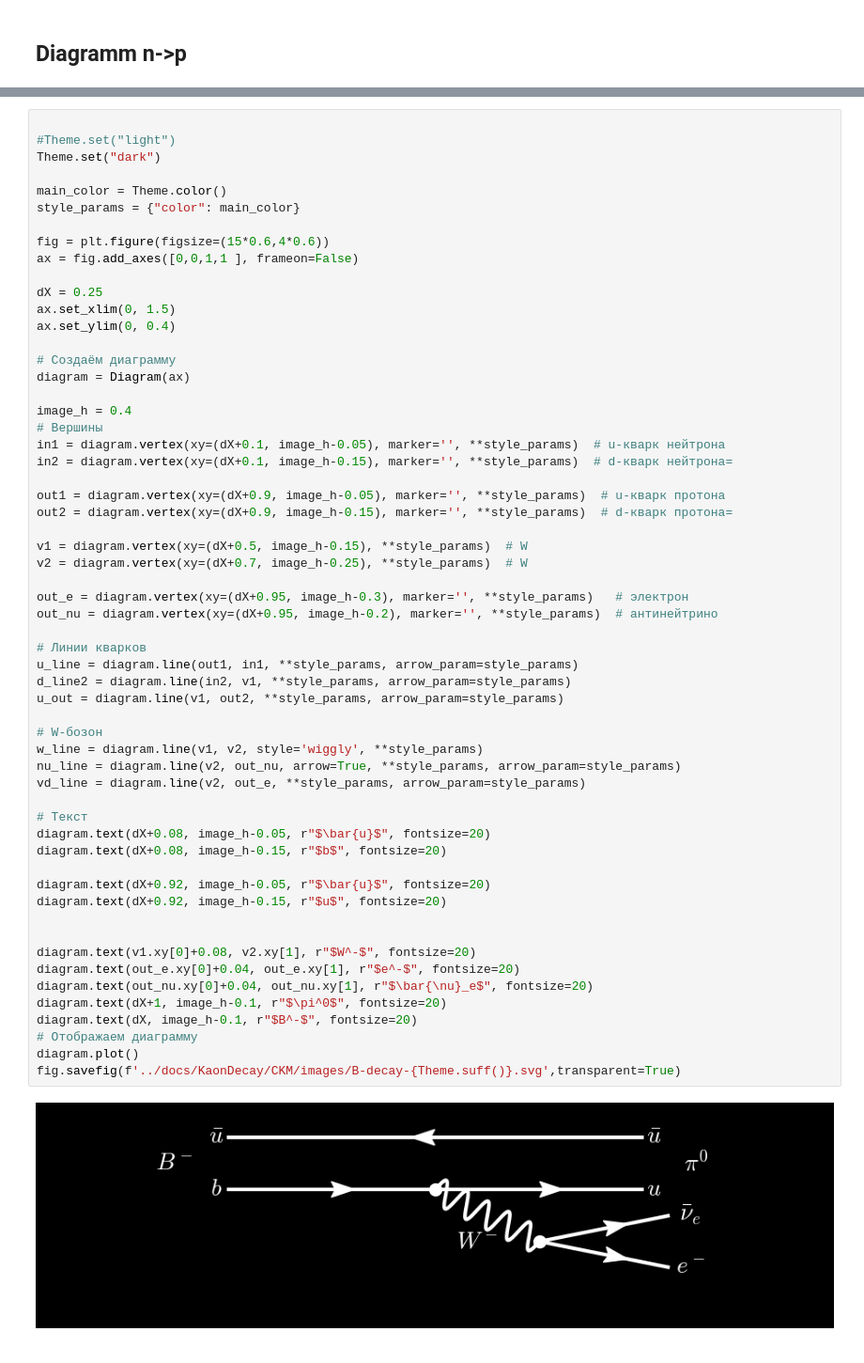
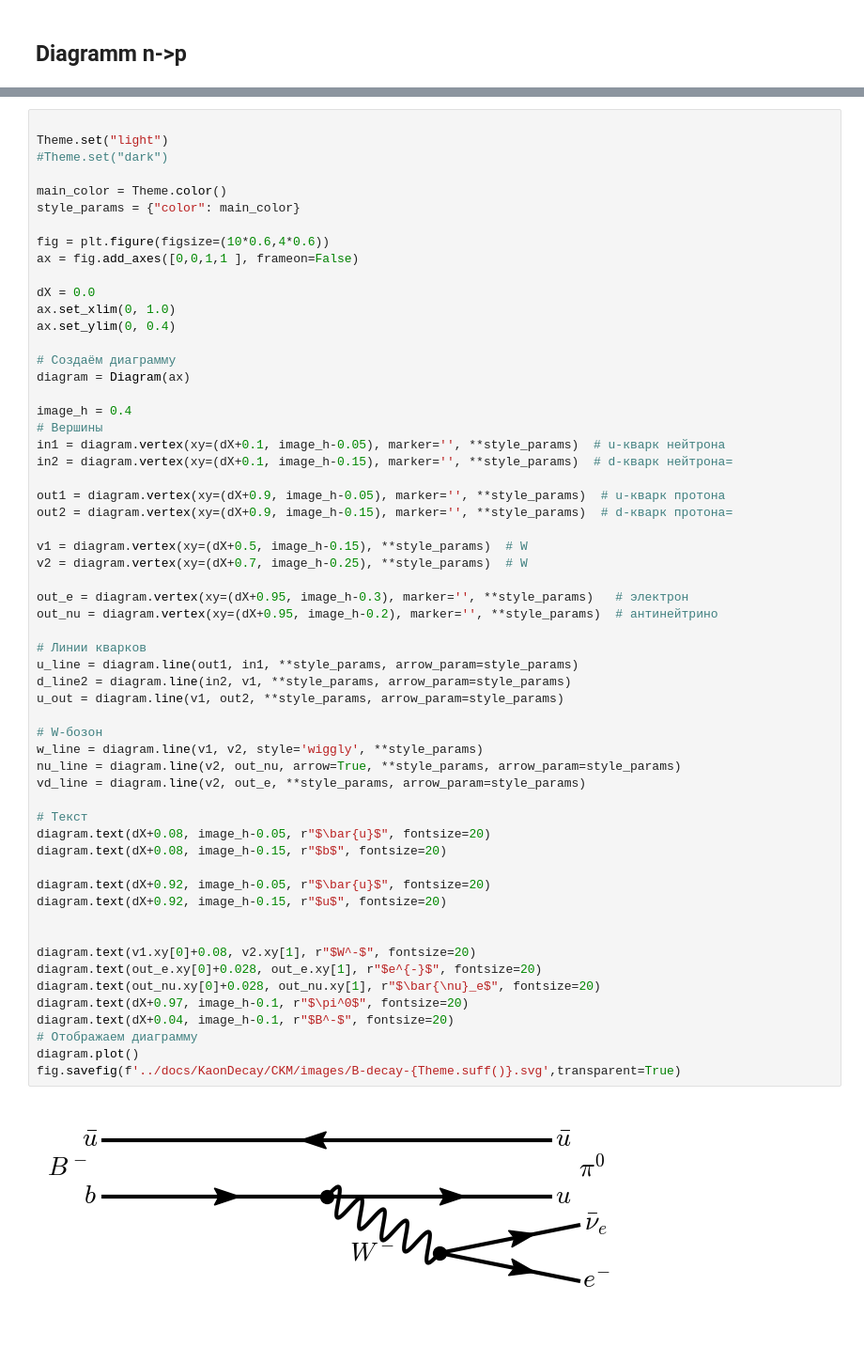
Before and after one commit to PhysCourse/Phenomenology, a Jupyter notebook: plots_with_python/plots_part2.ipynb, the cells around one changed output, grey strips where cells are left out. Shown at 94% size. Cells and saved outputs as stored; diff of their text form.

```diff
--- a/plots_with_python/plots_part2.ipynb
+++ b/plots_with_python/plots_part2.ipynb
@@ -149,16 +149,16 @@ fig.savefig(f'../docs/KaonDecay/CKM/images/n-decay-{Theme.suff()}.svg',transpare
 # %%
 
-#Theme.set("light")
-Theme.set("dark")
+Theme.set("light")
+#Theme.set("dark")
 
 main_color = Theme.color()
 style_params = {"color": main_color}
 
-fig = plt.figure(figsize=(15*0.6,4*0.6))
+fig = plt.figure(figsize=(10*0.6,4*0.6))
 ax = fig.add_axes([0,0,1,1 ], frameon=False)
 
-dX = 0.25
-ax.set_xlim(0, 1.5)
+dX = 0.0
+ax.set_xlim(0, 1.0)
 ax.set_ylim(0, 0.4)
 
 # Создаём диаграмму
@@ -174,38 +174,38 @@ out2 = diagram.vertex(xy=(dX+0.9, image_h-0.15), marker='', **style_params)  # d
 
 v1 = diagram.vertex(xy=(dX+0.5, image_h-0.15), **style_params)  # W
 v2 = diagram.vertex(xy=(dX+0.7, image_h-0.25), **style_params)  # W
 
 out_e = diagram.vertex(xy=(dX+0.95, image_h-0.3), marker='', **style_params)   # электрон
 out_nu = diagram.vertex(xy=(dX+0.95, image_h-0.2), marker='', **style_params)  # антинейтрино
 
 # Линии кварков
 u_line = diagram.line(out1, in1, **style_params, arrow_param=style_params)
 d_line2 = diagram.line(in2, v1, **style_params, arrow_param=style_params)
 u_out = diagram.line(v1, out2, **style_params, arrow_param=style_params)
 
 # W-бозон
 w_line = diagram.line(v1, v2, style='wiggly', **style_params)
 nu_line = diagram.line(v2, out_nu, arrow=True, **style_params, arrow_param=style_params)
 vd_line = diagram.line(v2, out_e, **style_params, arrow_param=style_params)
 
 # Текст
 diagram.text(dX+0.08, image_h-0.05, r"$\bar{u}$", fontsize=20)
 diagram.text(dX+0.08, image_h-0.15, r"$b$", fontsize=20)
 
 diagram.text(dX+0.92, image_h-0.05, r"$\bar{u}$", fontsize=20)
 diagram.text(dX+0.92, image_h-0.15, r"$u$", fontsize=20)
 
 
 diagram.text(v1.xy[0]+0.08, v2.xy[1], r"$W^-$", fontsize=20)
-diagram.text(out_e.xy[0]+0.04, out_e.xy[1], r"$e^-$", fontsize=20)
-diagram.text(out_nu.xy[0]+0.04, out_nu.xy[1], r"$\bar{\nu}_e$", fontsize=20)
-diagram.text(dX+1, image_h-0.1, r"$\pi^0$", fontsize=20)
-diagram.text(dX, image_h-0.1, r"$B^-$", fontsize=20)
+diagram.text(out_e.xy[0]+0.028, out_e.xy[1], r"$e^{-}$", fontsize=20)
+diagram.text(out_nu.xy[0]+0.028, out_nu.xy[1], r"$\bar{\nu}_e$", fontsize=20)
+diagram.text(dX+0.97, image_h-0.1, r"$\pi^0$", fontsize=20)
+diagram.text(dX+0.04, image_h-0.1, r"$B^-$", fontsize=20)
 # Отображаем диаграмму
 diagram.plot()
 fig.savefig(f'../docs/KaonDecay/CKM/images/B-decay-{Theme.suff()}.svg',transparent=True)
 # %% [output]
-[figure, old version]
+[figure, new version]
 # %%
 Theme.set("light")
 #Theme.set("dark")
```
Also changed, not shown: parts of 14 cells of this notebook, 33 other files.
